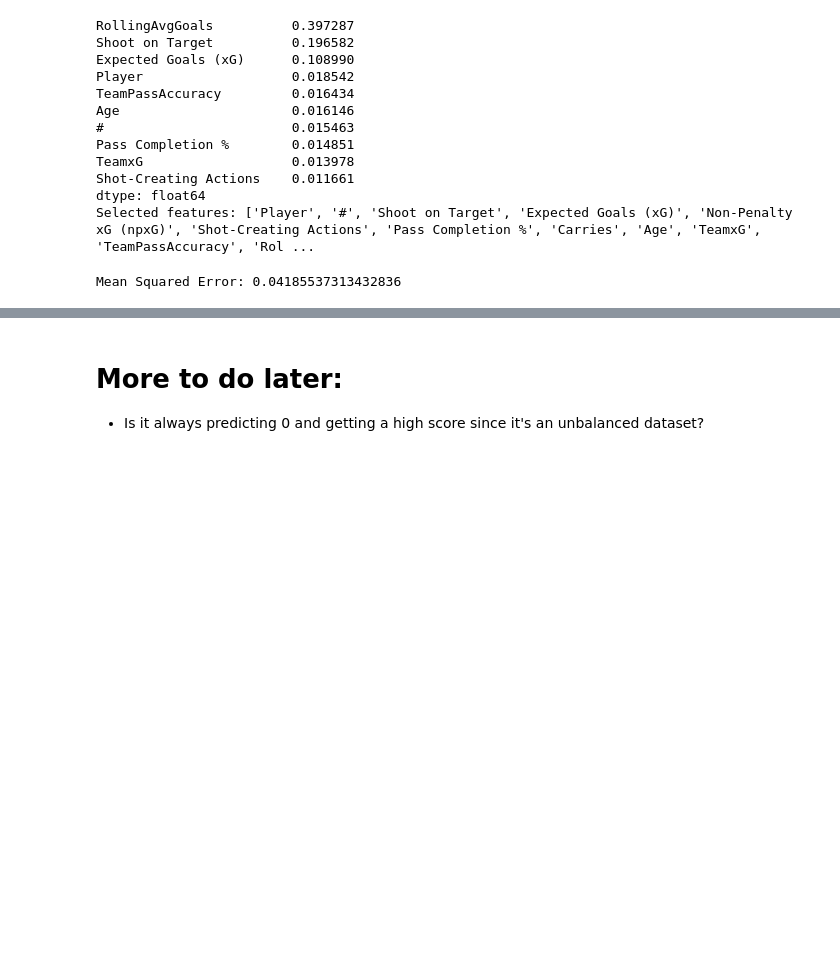
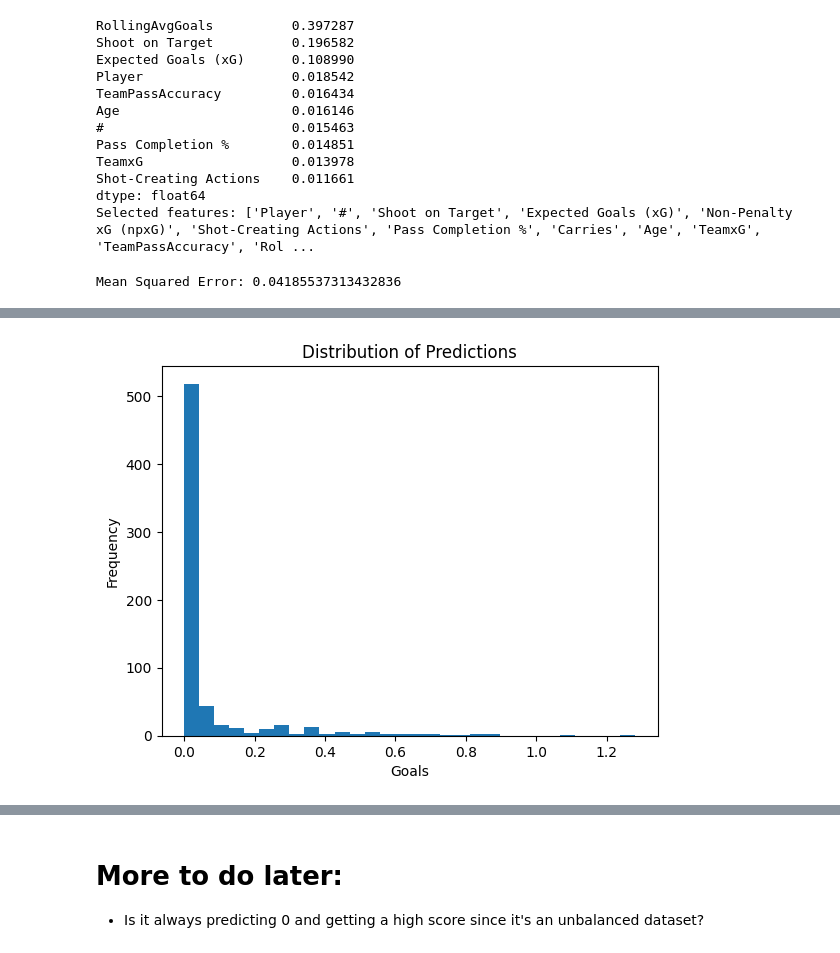
Before and after one commit to ericmckevitt/Premier-League-Goal-Prediction, a Jupyter notebook: prediction.ipynb, the cells around one changed output, grey strips where cells are left out. Drawn from its saved outputs; the diff is of its cells as text; code cells hidden in the pictures; blank space fills up the shorter version.

```diff
--- a/prediction.ipynb
+++ b/prediction.ipynb
@@ -120,0 +157,18 @@ Mean Squared Error: 0.041105223880597015
+# %%
+y = np.log1p(df["Goals"])  # Log transform to handle skewed distribution
+X_train, X_test, y_train, y_test = train_test_split(X_scaled, y, test_size=0.2, random_state=42)
+
+# Train the model on the selected features
+rf_selected = RandomForestRegressor(random_state=42, criterion='absolute_error')
+rf_selected.fit(X_train_selected, y_train)
+
+# Make predictions on the test set
+y_pred = rf_selected.predict(X_test_selected)
+
+y_pred = np.expm1(y_pred)
+
+# Calculate Mean Squared Error
+mse = mean_squared_error(y_test, y_pred)
+mae = mean_absolute_error(y_test, y_pred)
+print(f"Mean Squared Error: {mse}")
+print(f"Mean Absolute Error: {mae}")
@@ -120,0 +181,9 @@ Mean Squared Error: 0.041105223880597015
+# %%
+import matplotlib.pyplot as plt
+plt.hist(y_pred, bins=30)
+plt.title('Distribution of Predictions')
+plt.xlabel('Goals')
+plt.ylabel('Frequency')
+plt.show()
+# %% [output]
+[figure, added]
```
Also changed, not shown: parts of 26 cells of this notebook, 36 other files.
